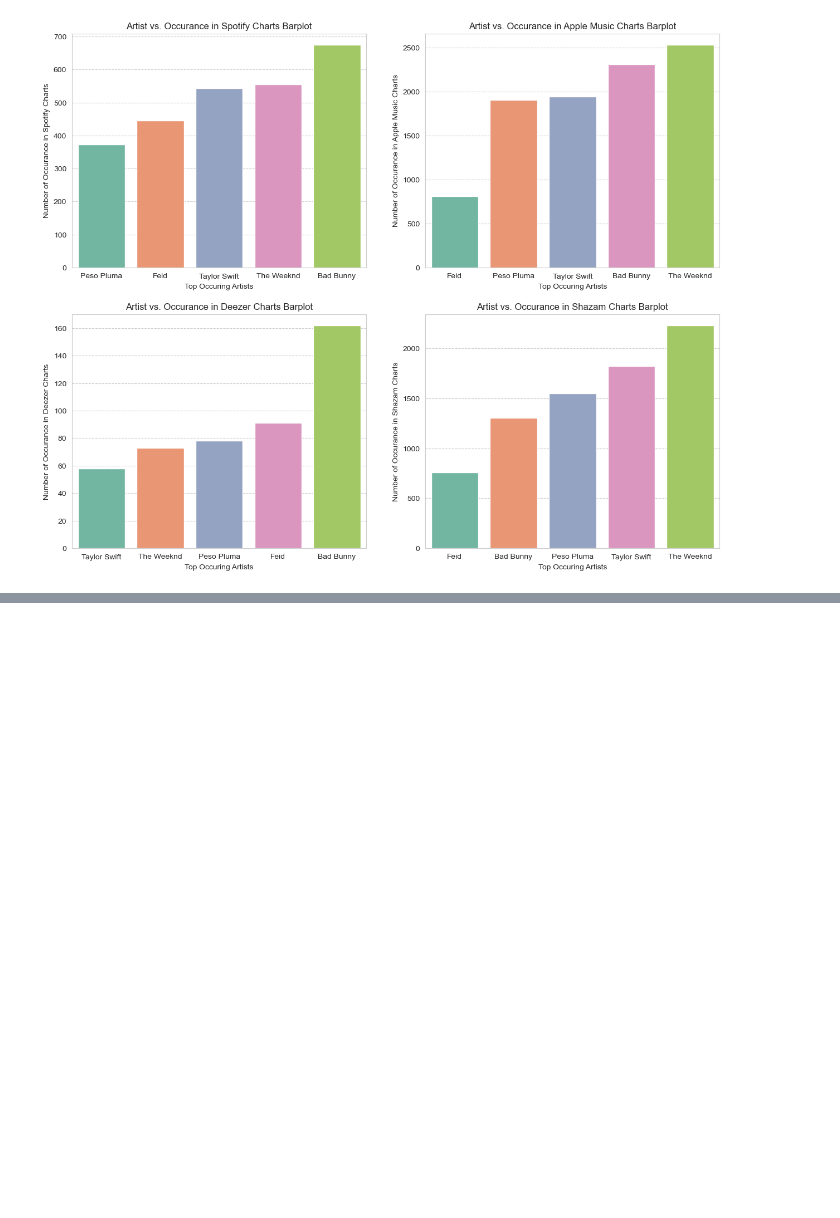
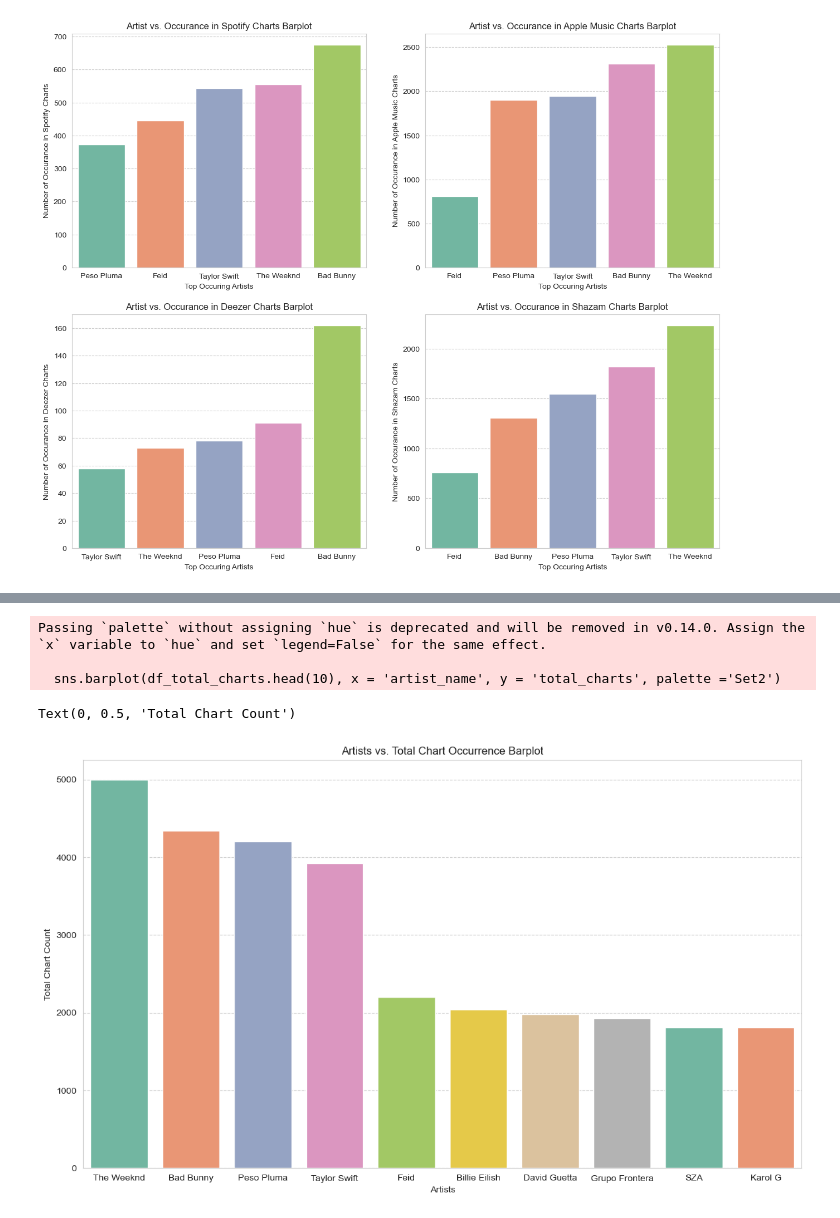
Before and after one commit to Angel0po/EDA_BON-AO, a Jupyter notebook: EDA_BON-AO.ipynb, the cells around one changed output, grey strips where cells are left out. Saved outputs shown, nothing was run; the diff lists cells and outputs as text; code cells hidden in the pictures; blank space fills up the shorter version.

```diff
--- a/EDA_BON-AO.ipynb
+++ b/EDA_BON-AO.ipynb
@@ -1304,0 +1339,11 @@ Text(0, 0.5, 'Number of Occurance in Shazam Charts')
+# %%
+df_artist_charts['total_charts'] = df_artist_playlists['in_spotify_charts'] + df_artist_charts['in_apple_charts'] + df_artist_charts['in_deezer_charts'] + df_artist_charts['in_shazam_charts']
+# calculates and stores total chart counts
+
+df_total_charts = df_artist_charts[['artist_name','total_charts']].sort_values('total_charts', ascending=False)
+# sorts greatest to least total chart count
+
+df_total_charts.reset_index(drop=True, inplace=True)
+# resets the index
+
+df_total_charts.head(10)
@@ -1304,0 +1362,17 @@ Text(0, 0.5, 'Number of Occurance in Shazam Charts')
+# %%
+plt.figure(figsize=(14, 8))
+# sizes the plot
+
+sns.barplot(df_total_charts.head(10), x = 'artist_name', y = 'total_charts', palette ='Set2')
+# plots artists vs total chart count barplot
+
+plt.title("Artists vs. Total Chart Occurrence Barplot")
+plt.xlabel("Artists")
+plt.ylabel("Total Chart Count")
+# Labels the plot's title, x-title, and y-title
+# %% [output]
+Passing `palette` without assigning `hue` is deprecated and will be removed in v0.14.0. Assign the `x` variable to `hue` and set `legend=False` for the same effect.
+
+  sns.barplot(df_total_charts.head(10), x = 'artist_name', y = 'total_charts', palette ='Set2')
+Text(0, 0.5, 'Total Chart Count')
+[figure, added]
```
Also changed, not shown: parts of 53 cells of this notebook.
